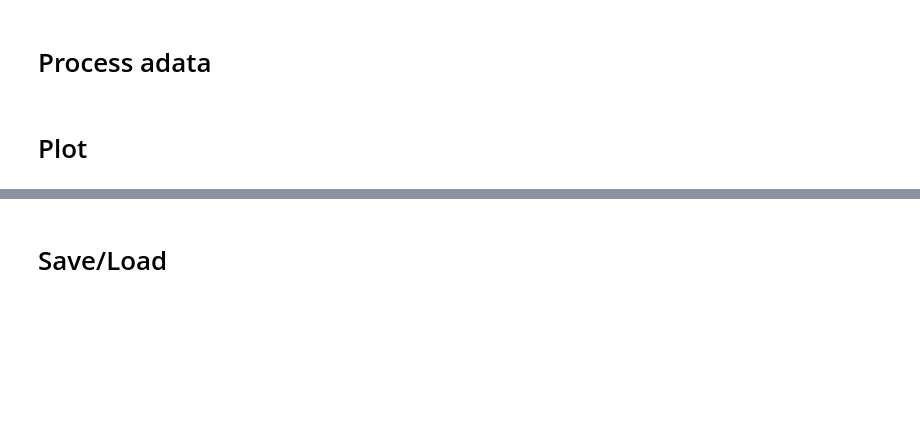
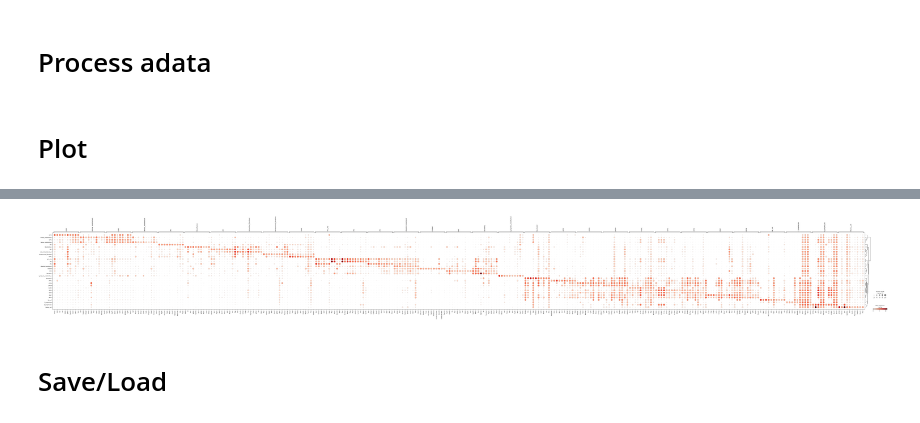
Before and after one commit to ethanhung11/spatial_seq, a Jupyter notebook: src/notebooks/spatial/kennedi_Xenium/1.0-celltype_analysis.ipynb, the cells around one changed output, grey strips where cells are left out. Cells and saved outputs as stored; diff of their text form; code cells hidden in the pictures; blank space fills up the shorter version.

```diff
--- a/src/notebooks/spatial/kennedi_Xenium/1.0-celltype_analysis.ipynb
+++ b/src/notebooks/spatial/kennedi_Xenium/1.0-celltype_analysis.ipynb
@@ -192,0 +216,3 @@ f.savefig(PLOTDIR / "LeidenCluster-Spatial_leiden_0.8 SAMPLE.jpg")
+# %%
+sc.pl.rank_genes_groups_dotplot(ref_adata, key="DEG_global")
+# %% [output]
@@ -192,0 +220 @@ f.savefig(PLOTDIR / "LeidenCluster-Spatial_leiden_0.8 SAMPLE.jpg")
+[figure, added]
```
Also changed, not shown: parts of 8 cells of this notebook, 15 other files.
